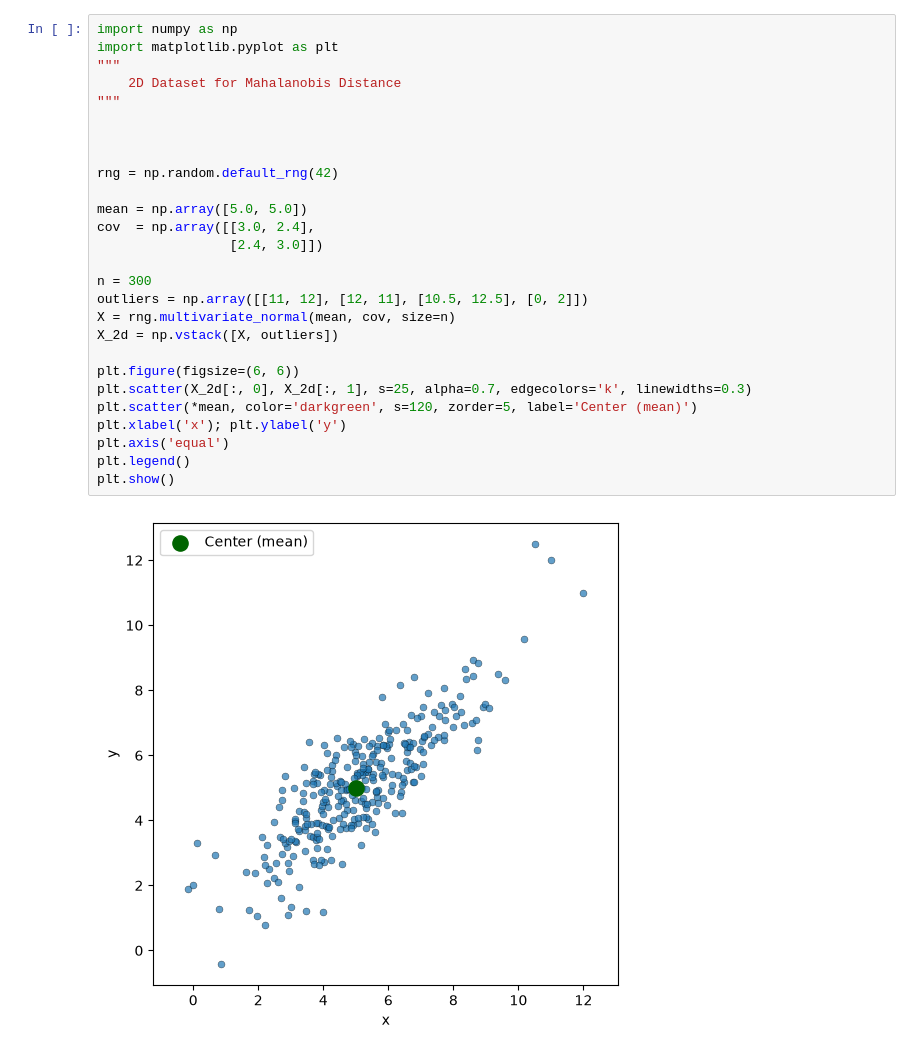
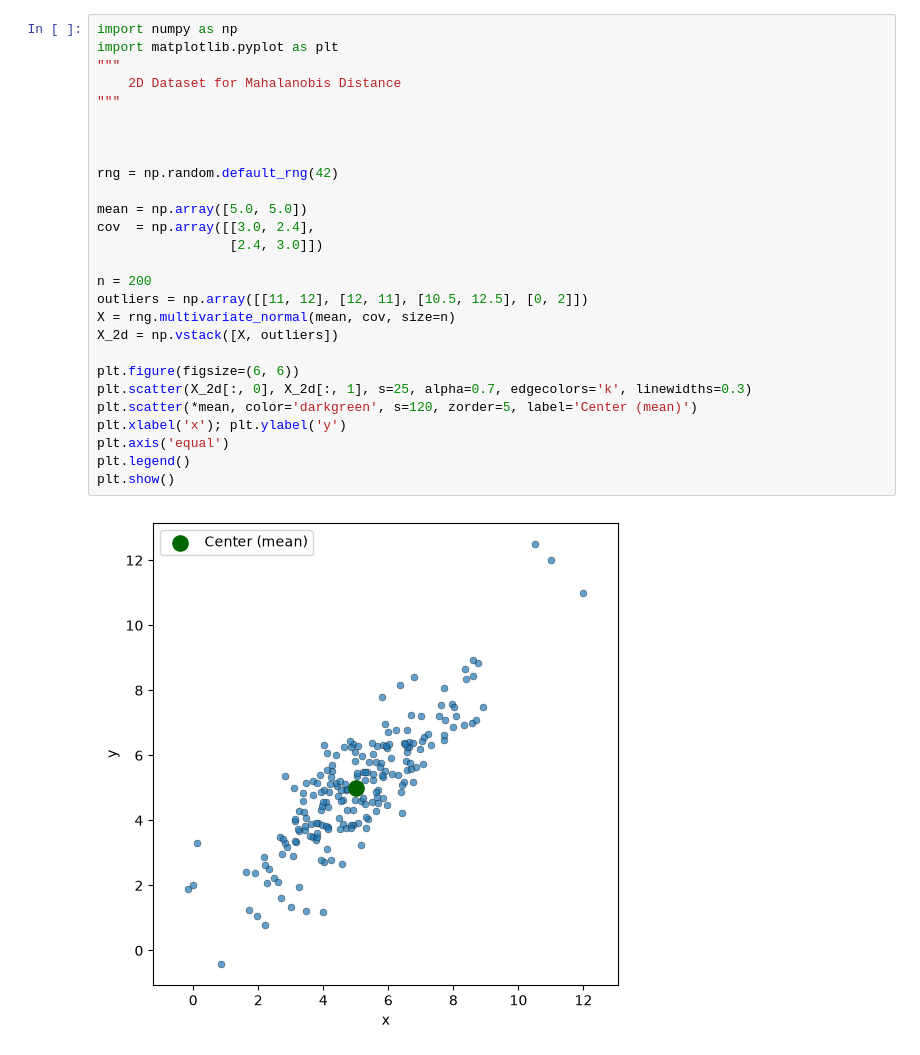
Before and after one commit to ilijahristov/machine-learning, a Jupyter notebook: mahalanobis_distance/mahalanobis.ipynb, the cells around one changed output. Cells and saved outputs as stored; diff of their text form.

```diff
--- a/mahalanobis_distance/mahalanobis.ipynb
+++ b/mahalanobis_distance/mahalanobis.ipynb
@@ -7,29 +7,29 @@
 # %%
 import numpy as np
 import matplotlib.pyplot as plt
 """
     2D Dataset for Mahalanobis Distance
 """
 
 
 
 rng = np.random.default_rng(42)
 
 mean = np.array([5.0, 5.0])
 cov  = np.array([[3.0, 2.4],
                  [2.4, 3.0]])
 
-n = 300
+n = 200
 outliers = np.array([[11, 12], [12, 11], [10.5, 12.5], [0, 2]])
 X = rng.multivariate_normal(mean, cov, size=n)
 X_2d = np.vstack([X, outliers])
 
 plt.figure(figsize=(6, 6))
 plt.scatter(X_2d[:, 0], X_2d[:, 1], s=25, alpha=0.7, edgecolors='k', linewidths=0.3)
 plt.scatter(*mean, color='darkgreen', s=120, zorder=5, label='Center (mean)')
 plt.xlabel('x'); plt.ylabel('y')
 plt.axis('equal')
 plt.legend()
 plt.show()
 # %% [output]
-[figure, old version]
+[figure, new version]
```
Also changed, not shown: parts of 5 cells of this notebook.
